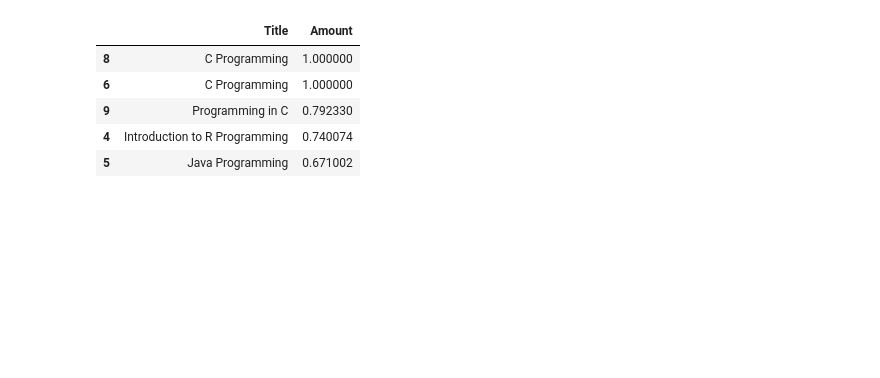
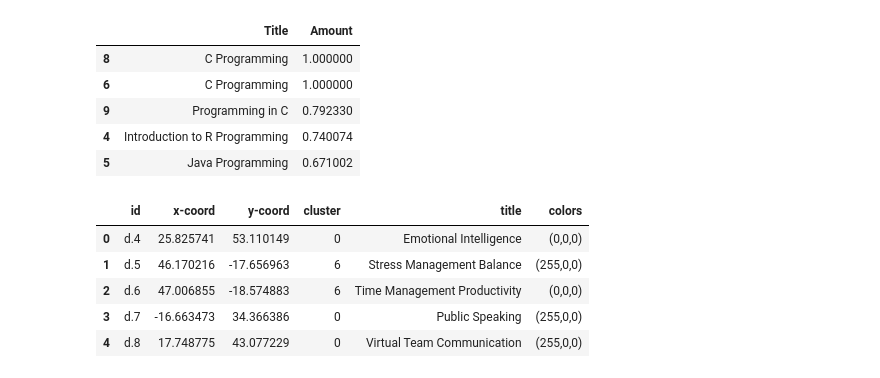
Before and after one commit to JelmerSurewaard/ML, a Jupyter notebook: Learning Store/Plotting.ipynb, the cells around one changed output. Drawn from its saved outputs; the diff is of its cells as text; code cells hidden in the pictures; blank space fills up the shorter version.

```diff
--- a/Learning Store/Plotting.ipynb
+++ b/Learning Store/Plotting.ipynb
@@ -53,3 +65,15 @@ recs.head()
 | 9 | Programming in C | 0.792330 |
 | 4 | Introduction to R Programming | 0.740074 |
 | 5 | Java Programming | 0.671002 |
+# %%
+titles = ["Stress Management Balance", "Public Speaking", "Virtual Team Communication"]
+highlighted_objects = plotting_objects.copy()
+highlighted_objects["colors"] = highlighted_objects["title"].apply(lambda x: '(0,0,0)' if x not in titles else '(255,0,0)')
+highlighted_objects.head()
+# %% [output]
+|  | id | x-coord | y-coord | cluster | title | colors |
+| 0 | d.4 | 25.825741 | 53.110149 | 0 | Emotional Intelligence | (0,0,0) |
+| 1 | d.5 | 46.170216 | -17.656963 | 6 | Stress Management Balance | (255,0,0) |
+| 2 | d.6 | 47.006855 | -18.574883 | 6 | Time Management Productivity | (0,0,0) |
+| 3 | d.7 | -16.663473 | 34.366386 | 0 | Public Speaking | (255,0,0) |
+| 4 | d.8 | 17.748775 | 43.077229 | 0 | Virtual Team Communication | (255,0,0) |
```
Also changed, not shown: parts of 3 cells of this notebook.
